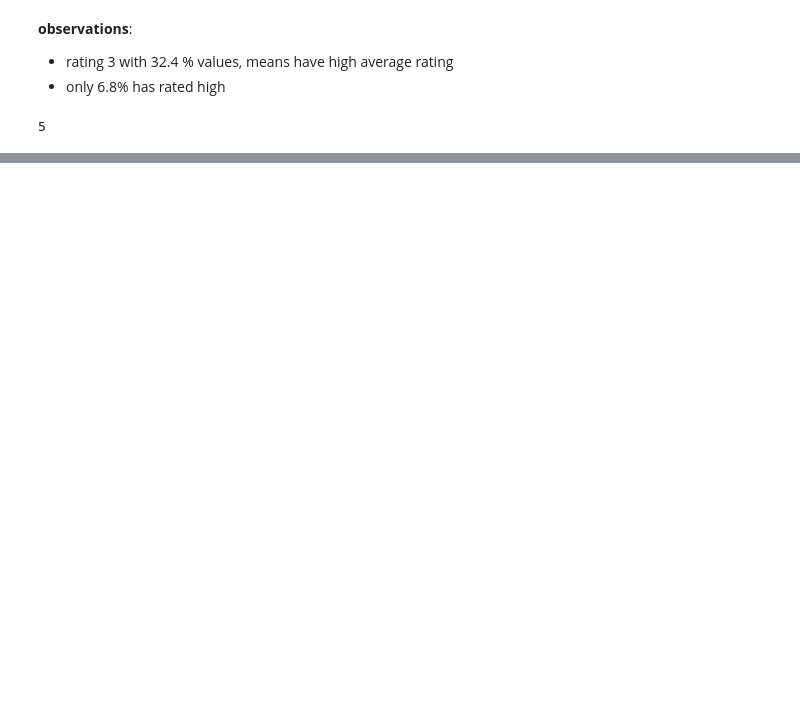
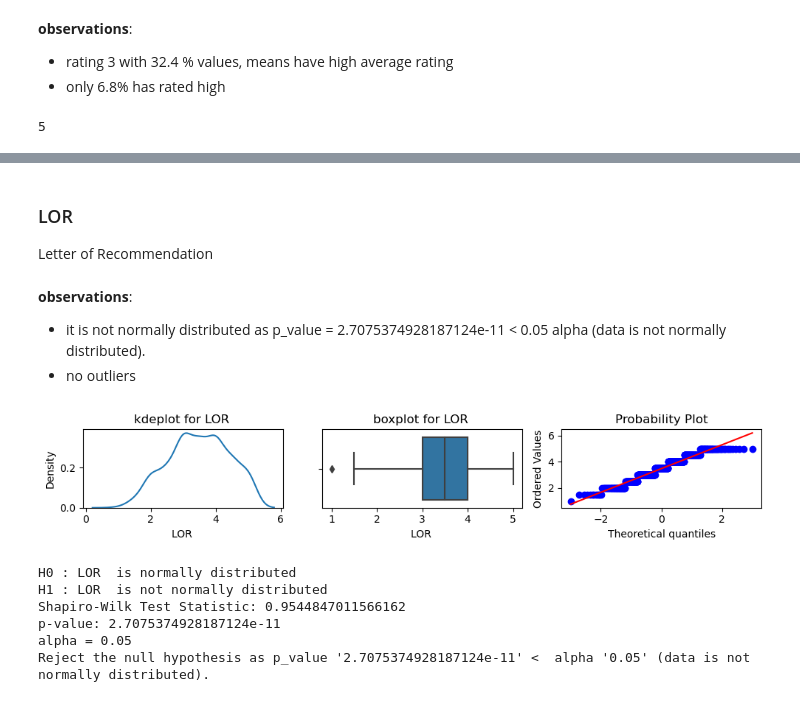
Before and after one commit to UpendraSinghRathore85/ML-Projects-Python, a Jupyter notebook: LinearRegression/Bussiness Case - Jamboree Education.ipynb, the cells around one changed output, grey strips where cells are left out. Saved outputs shown, nothing was run; the diff lists cells and outputs as text; code cells hidden in the pictures; blank space fills up the shorter version.

```diff
--- a/LinearRegression/Bussiness Case - Jamboree Education.ipynb
+++ b/LinearRegression/Bussiness Case - Jamboree Education.ipynb
@@ -70,4 +126,25 @@ def plot_distributions(feature):
     plt.subplot(1, 3, 3)
     stats.probplot(df[feature], dist="norm", plot=pylab)
     plt.show()
+# %%
+def test_normality(feature, alpha=0.05):
+
+    H0 = f"{feature} is normally distributed"
+    H1 = f"{feature} is not normally distributed"
+
+    print(f"H0 : {H0}")
+    print(f"H1 : {H1}")
+
+    test_statistic, p_value = shapiro(df[feature])
+    print(f"Shapiro-Wilk Test Statistic: {test_statistic}")
+    print(f"p-value: {p_value}")
+
+    # Interpretation
+
+    print(f"alpha = {alpha}")
+
+    if p_value < alpha:
+         print(f"Reject the null hypothesis as p_value '{p_value}' <  alpha '{alpha}' (data is not normally distributed).")
+    else:
+        print(f"Fail to reject the null hypothesis  as p_value '{p_value}' > alpha '{alpha}' (data is normally distributed).")
 # %% [markdown]
@@ -134,0 +239,19 @@ plot_distributions(feature)
+# %% [markdown]
+### LOR
+Letter of Recommendation
+# %% [markdown]
+**observations**:
+- it is not normally distributed as p_value = 2.7075374928187124e-11 < 0.05 alpha (data is not normally distributed).
+- no outliers
+# %%
+feature = 'LOR '
+plot_distributions(feature)
+test_normality(feature)
+# %% [output]
+[figure, added]
+H0 : LOR  is normally distributed
+H1 : LOR  is not normally distributed
+Shapiro-Wilk Test Statistic: 0.9544847011566162
+p-value: 2.7075374928187124e-11
+alpha = 0.05
+Reject the null hypothesis as p_value '2.7075374928187124e-11' <  alpha '0.05' (data is not normally distributed).
```
Also changed, not shown: parts of 49 cells of this notebook.
